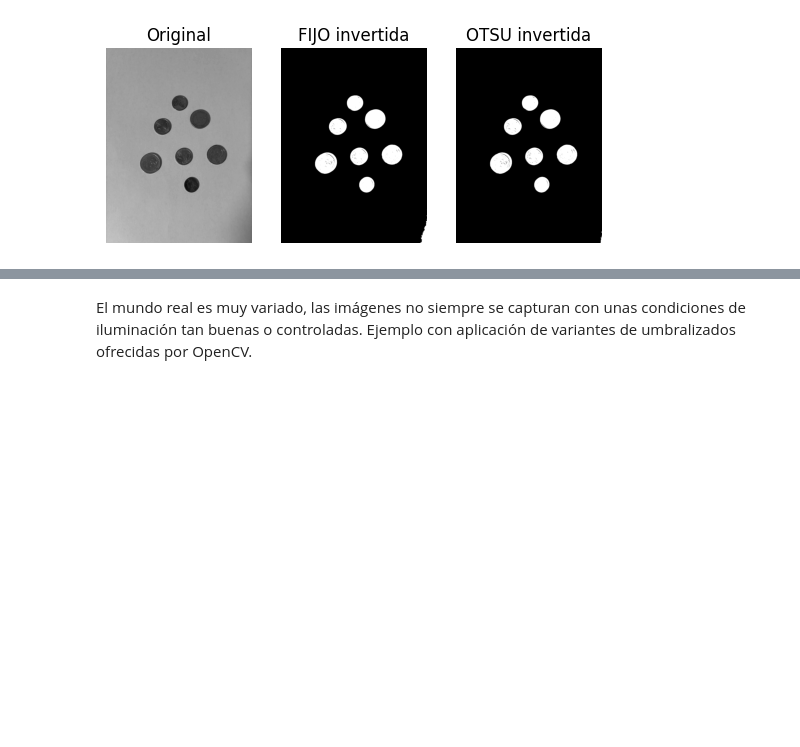
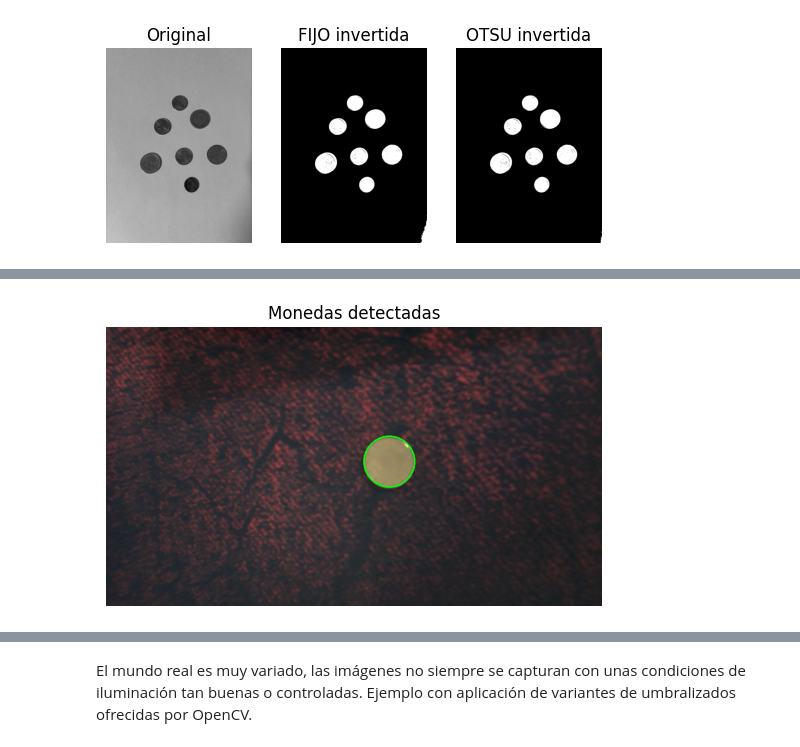
Before and after one commit to Tiago1615/VC-3, a Jupyter notebook: VC_P3.ipynb, the cells around one changed output, grey strips where cells are left out. Cells and saved outputs as stored; diff of their text form; code cells hidden in the pictures; blank space fills up the shorter version.

```diff
--- a/VC_P3.ipynb
+++ b/VC_P3.ipynb
@@ -311,0 +326,98 @@ Moneda de 1€:  1
+# %%
+import cv2
+import numpy as np
+import matplotlib.pyplot as plt
+
+vid = cv2.VideoCapture(0)
+
+valor_monedas = {
+    12.875: 2.00,
+    11.625: 1.00,
+    11.125: 0.20,
+    9.875: 0.10,
+    9.375: 0.02,
+    8.125: 0.01
+}
+
+conteo_monedas = {valor: 0 for valor in valor_monedas.values()}
+valor_total = 0.0
+
+factor_escala = (23.25 / 2) / 82
+
+margen_error = 0.75
+
+mode = 0
+frame_copied = False
+
+while True:
+    ret, frame = vid.read()
+    if mode == 1 and not frame_copied:
+        frame_copy = frame.copy()
+        frame_copied = True
+        frame_gris = cv2.cvtColor(frame_copy, cv2.COLOR_BGR2GRAY)
+        pimg = cv2.GaussianBlur(frame_gris, (9, 9), 2)
+
+        monedas_rgb = cv2.cvtColor(frame_copy, cv2.COLOR_BGR2RGB)
+
+        edges = cv2.Canny(pimg, 30, 120)
+
+        circ = cv2.HoughCircles(
+            edges,
+            cv2.HOUGH_GRADIENT,
+            dp=1,
+            minDist=50,
+            param1=100,
+            param2=30,
+            minRadius=10,
+            maxRadius=300
+        )
+
+        if circ is not None:
+            circulos = np.uint16(np.around(circ))
+            contador_monedas = 0
+
+            for circulo in circulos[0, :]:
+                x, y, radio = circulo
+                zona = frame_copy[y - radio:y + radio, x - radio:x + radio]
+
+                altura, ancho, _ = zona.shape
+                if altura > 0 and ancho > 0:
+                    relacion_aspecto = ancho / altura
+                    if 0.9 < relacion_aspecto < 1.1:
+                        contador_monedas += 1
+                        cv2.circle(frame_copy, (x, y), radio, (0, 255, 0), 2)
+                        radio_en_mm = radio * factor_escala
+                        valor_moneda = 0
+                        for r in valor_monedas.keys():
+                            if r - margen_error <= round(radio_en_mm, 3) <= r + margen_error:
+                                valor_moneda = valor_monedas[r]
+                                conteo_monedas[valor_moneda] += 1
+                                break
+                        valor_total += valor_moneda
+
+        plt.axis("off")
+        plt.imshow(cv2.cvtColor(frame_copy, cv2.COLOR_BGR2RGB))
+        plt.title('Monedas detectadas')
+        plt.show()
+        print(f'Número de monedas: {contador_monedas}')
+        for valor, cantidad in conteo_monedas.items():
+            if cantidad > 0:
+                print(f'Monedas de {valor:.2f}€: {cantidad}')
+        print(f'Valor total de las monedas: {valor_total:.2f}€')
+
+    cv2.imshow('Cam', frame)
+
+    tecla = cv2.waitKey(20)
+    if tecla == 27:
+        break
+    elif tecla == ord('1'):
+        contador_monedas = 0
+        frame_copied = False
+        mode = 1
+    elif tecla == ord('2'):
+        mode = 0
+
+vid.release()
+cv2.destroyAllWindows()
+# %% [output]
+[figure, added]
```
Also changed, not shown: parts of 6 cells of this notebook.
